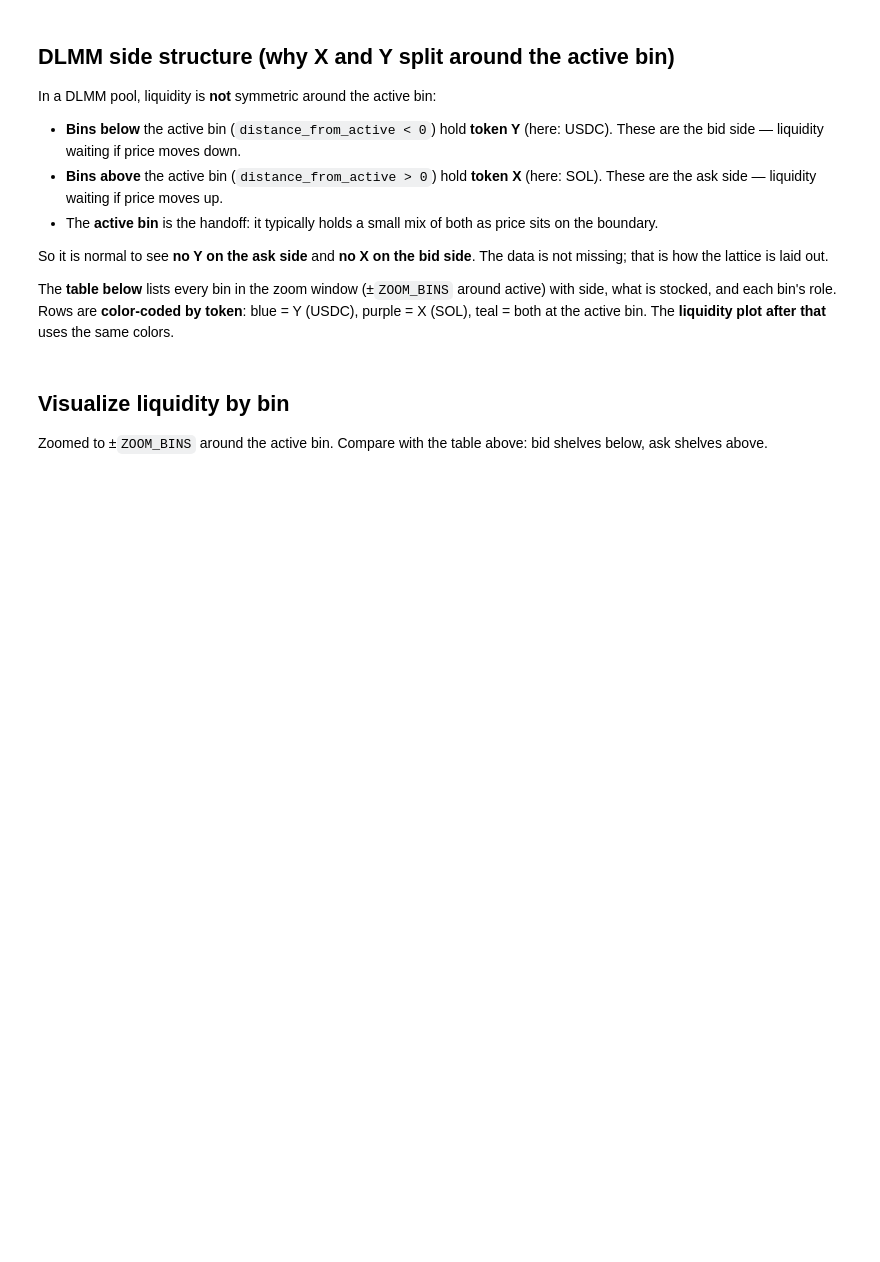
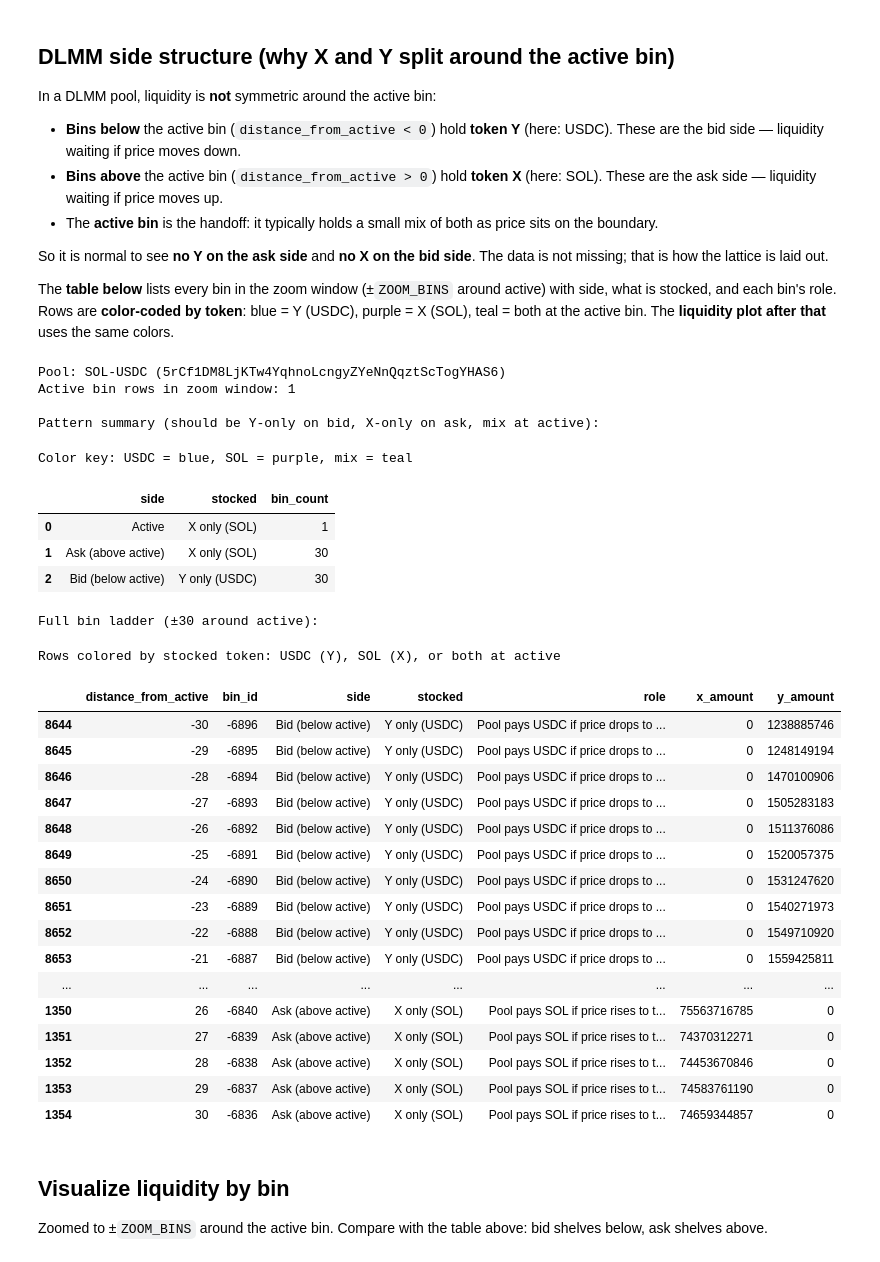
Before and after one commit to topobear/meteora_bin_atlas, a Jupyter notebook: notebooks/01_connect_fetch_explore_meteora.ipynb, the cells around one changed output. Drawn from its saved outputs; the diff is of its cells as text; code cells hidden in the pictures; blank space fills up the shorter version.

```diff
--- a/notebooks/01_connect_fetch_explore_meteora.ipynb
+++ b/notebooks/01_connect_fetch_explore_meteora.ipynb
@@ -481,38 +650,69 @@ summary = (
     .sort_values(["side", "stocked"])
 )
 def style_token_row(row: pd.Series) -> list[str]:
-    color = bar_color_for_bin(row["x_amount"], row["y_amount"])
+    color = bar_color_for_bin(
+        row["x_amount"], row["y_amount"], row["distance_from_active"]
+    )
     return [f"background-color: {color}22"] * len(row)
 
 
 def style_summary_row(row: pd.Series) -> list[str]:
     stocked = row["stocked"]
     if "Y only" in stocked:
         color = TOKEN_COLORS["Y"]
     elif "X only" in stocked:
         color = TOKEN_COLORS["X"]
     elif "X + Y" in stocked:
         color = TOKEN_COLORS["mix"]
     else:
         color = TOKEN_COLORS["empty"]
     return [f"background-color: {color}22"] * len(row)
 
 
 print("Pattern summary (should be Y-only on bid, X-only on ask, mix at active):")
 display(
     summary.style.apply(style_summary_row, axis=1).set_caption(
         f"Color key: {TOKEN_Y} = blue, {TOKEN_X} = purple, mix = teal"
     )
 )
 
 print(f"\nFull bin ladder (±{ZOOM_BINS} around active):")
 display(
     bin_structure_df[display_cols]
     .style.apply(style_token_row, axis=1)
     .set_caption(
         f"Rows colored by stocked token: {TOKEN_Y} (Y), {TOKEN_X} (X), or both at active"
     )
 )
+# %% [output]
+Pool: SOL-USDC (5rCf1DM8LjKTw4YqhnoLcngyZYeNnQqztScTogYHAS6)
+Active bin rows in zoom window: 1
+
+Pattern summary (should be Y-only on bid, X-only on ask, mix at active):
+Color key: USDC = blue, SOL = purple, mix = teal
+|  | side | stocked | bin_count |
+| 0 | Active | X only (SOL) | 1 |
+| 1 | Ask (above active) | X only (SOL) | 30 |
+| 2 | Bid (below active) | Y only (USDC) | 30 |
+Full bin ladder (±30 around active):
+Rows colored by stocked token: USDC (Y), SOL (X), or both at active
+|  | distance_from_active | bin_id | side | stocked | role | x_amount | y_amount |
+| 8644 | -30 | -6896 | Bid (below active) | Y only (USDC) | Pool pays USDC if price drops to ... | 0 | 1238885746 |
+| 8645 | -29 | -6895 | Bid (below active) | Y only (USDC) | Pool pays USDC if price drops to ... | 0 | 1248149194 |
+| 8646 | -28 | -6894 | Bid (below active) | Y only (USDC) | Pool pays USDC if price drops to ... | 0 | 1470100906 |
+| 8647 | -27 | -6893 | Bid (below active) | Y only (USDC) | Pool pays USDC if price drops to ... | 0 | 1505283183 |
+| 8648 | -26 | -6892 | Bid (below active) | Y only (USDC) | Pool pays USDC if price drops to ... | 0 | 1511376086 |
+| 8649 | -25 | -6891 | Bid (below active) | Y only (USDC) | Pool pays USDC if price drops to ... | 0 | 1520057375 |
+| 8650 | -24 | -6890 | Bid (below active) | Y only (USDC) | Pool pays USDC if price drops to ... | 0 | 1531247620 |
+| 8651 | -23 | -6889 | Bid (below active) | Y only (USDC) | Pool pays USDC if price drops to ... | 0 | 1540271973 |
+| 8652 | -22 | -6888 | Bid (below active) | Y only (USDC) | Pool pays USDC if price drops to ... | 0 | 1549710920 |
+| 8653 | -21 | -6887 | Bid (below active) | Y only (USDC) | Pool pays USDC if price drops to ... | 0 | 1559425811 |
+| ... | ... | ... | ... | ... | ... | ... | ... |
+| 1350 | 26 | -6840 | Ask (above active) | X only (SOL) | Pool pays SOL if price rises to t... | 75563716785 | 0 |
+| 1351 | 27 | -6839 | Ask (above active) | X only (SOL) | Pool pays SOL if price rises to t... | 74370312271 | 0 |
+| 1352 | 28 | -6838 | Ask (above active) | X only (SOL) | Pool pays SOL if price rises to t... | 74453670846 | 0 |
+| 1353 | 29 | -6837 | Ask (above active) | X only (SOL) | Pool pays SOL if price rises to t... | 74583761190 | 0 |
+| 1354 | 30 | -6836 | Ask (above active) | X only (SOL) | Pool pays SOL if price rises to t... | 74659344857 | 0 |
 # %% [markdown]
 ## Visualize liquidity by bin
 
```
Also changed, not shown: parts of 14 cells of this notebook, 11 other files.
